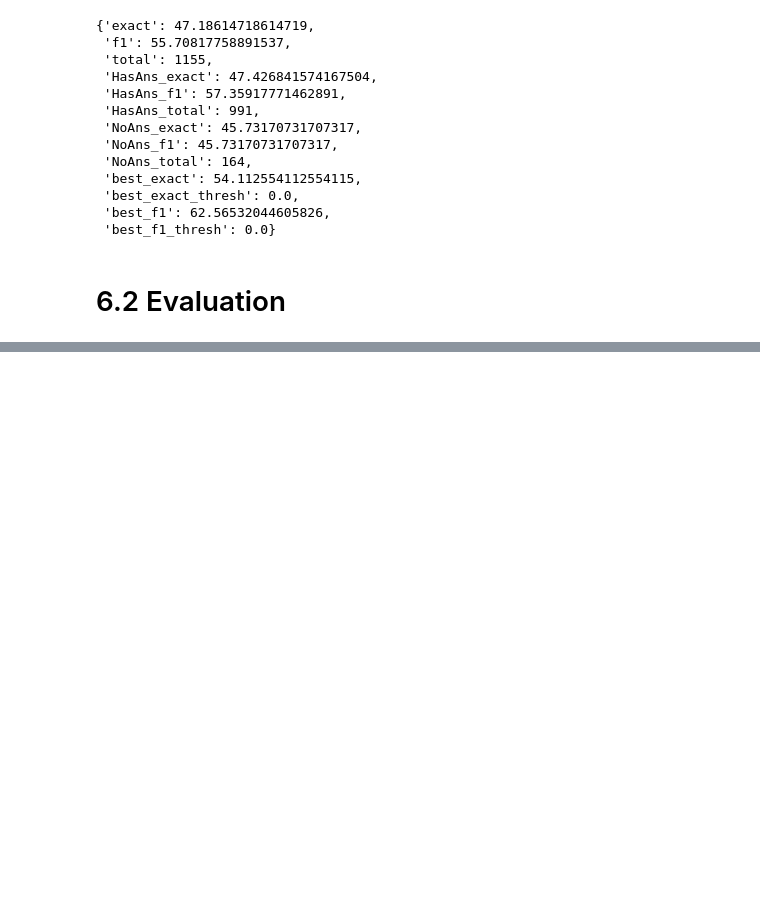
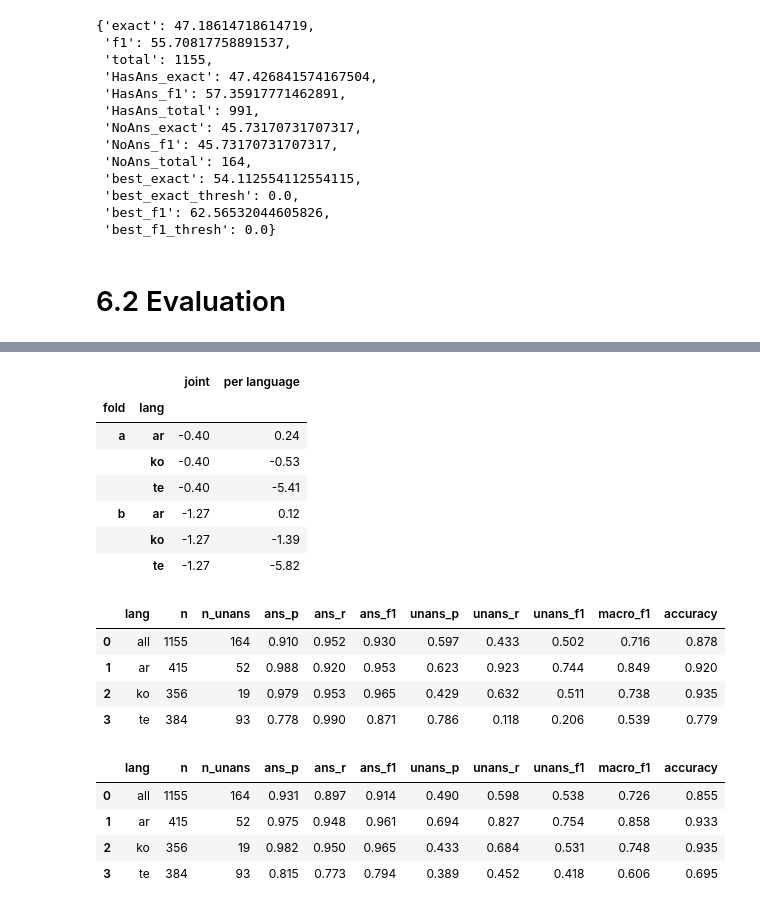
Before and after one commit to Legenden84/msc-nlp-2026, a Jupyter notebook: project_notebooks/nlp_project_w43_tlvj.ipynb, the cells around one changed output, grey strips where cells are left out. Drawn from its saved outputs; the diff is of its cells as text; code cells hidden in the pictures; blank space fills up the shorter version.

```diff
--- a/project_notebooks/nlp_project_w43_tlvj.ipynb
+++ b/project_notebooks/nlp_project_w43_tlvj.ipynb
@@ -815,9 +778,0 @@ display(evaluate_answerability(df_val, "pred_qa"))
-# %%
-# claude
-def qa_to_bio(row):
-    if row["pred_text"] == "":
-        return character_span_to_bio(row["context"])[2]
-    return character_span_to_bio(row["context"], row["qa_start"], row["pred_text"])[2]
-
-df_val["pred_labels_qa"] = [qa_to_bio(row) for _, row in df_val.iterrows()]
-evaluate_spans(df_val, "pred_labels_qa")
@@ -910,14 +778,0 @@ Notes:
-# %%
-# lab_6.ipynb
-def qa_error_type(row):
-    if not row["answerable"]:
-        return "correct" if not row["pred_qa"] else "missed abstention"
-    if not row["pred_qa"]:
-        return "false abstention"
-    f1 = f1_score(row["pred_text"], row["answer"])
-    if f1 == 0:
-        return "wrong span"
-    return "partial span" if f1 < 1 else "correct"
-
-df_val["error_qa"] = [qa_error_type(row) for _, row in df_val.iterrows()]
-pd.crosstab(df_val["error_qa"], df_val["lang"], margins=True)
@@ -933,8 +778,0 @@ pd.crosstab(df_val["error_qa"], df_val["lang"], margins=True)
-# %%
-# claude
-errors = df_val[df_val["error_qa"] != "correct"]
-error_sample = pd.concat([group.sample(min(len(group), 2), random_state=42) for _, group in errors.groupby(["lang", "error_qa"])])
-error_sample["gold_answer"] = error_sample["answer"].where(error_sample["answerable"], "")  # unanswerable rows have a non-empty answer column
-pd.set_option("display.max_colwidth", 80)
-error_sample["context_start"] = error_sample["context"].str[:300]
-error_sample[["lang", "error_qa", "question", "gold_answer", "pred_text", "context_start"]]
@@ -1100,0 +860,27 @@ print(f"seeds: 42, 43, 44 | training examples: {len(qa_datasets['train'])} ({len
+# %%
+# val
+df_joint = cross_fit_thresholds(df_val, per_language=False)
+df_per_language = cross_fit_thresholds(df_val, per_language=True)
+display(pd.DataFrame({"joint": df_joint.groupby(["fold", "lang"])["threshold"].first(),
+                      "per language": df_per_language.groupby(["fold", "lang"])["threshold"].first()}).round(2))
+display(evaluate_answerability(df_joint, "pred_qa"))
+display(evaluate_answerability(df_per_language, "pred_qa"))
+# %% [output]
+|  |  | joint | per language |
+| fold | lang |  |  |
+| a | ar | -0.40 | 0.24 |
+|  | ko | -0.40 | -0.53 |
+|  | te | -0.40 | -5.41 |
+| b | ar | -1.27 | 0.12 |
+|  | ko | -1.27 | -1.39 |
+|  | te | -1.27 | -5.82 |
+|  | lang | n | n_unans | ans_p | ans_r | ans_f1 | unans_p | unans_r | unans_f1 | macro_f1 | accuracy |
+| 0 | all | 1155 | 164 | 0.910 | 0.952 | 0.930 | 0.597 | 0.433 | 0.502 | 0.716 | 0.878 |
+| 1 | ar | 415 | 52 | 0.988 | 0.920 | 0.953 | 0.623 | 0.923 | 0.744 | 0.849 | 0.920 |
+| 2 | ko | 356 | 19 | 0.979 | 0.953 | 0.965 | 0.429 | 0.632 | 0.511 | 0.738 | 0.935 |
+| 3 | te | 384 | 93 | 0.778 | 0.990 | 0.871 | 0.786 | 0.118 | 0.206 | 0.539 | 0.779 |
+|  | lang | n | n_unans | ans_p | ans_r | ans_f1 | unans_p | unans_r | unans_f1 | macro_f1 | accuracy |
+| 0 | all | 1155 | 164 | 0.931 | 0.897 | 0.914 | 0.490 | 0.598 | 0.538 | 0.726 | 0.855 |
+| 1 | ar | 415 | 52 | 0.975 | 0.948 | 0.961 | 0.694 | 0.827 | 0.754 | 0.858 | 0.933 |
+| 2 | ko | 356 | 19 | 0.982 | 0.950 | 0.965 | 0.433 | 0.684 | 0.531 | 0.748 | 0.935 |
+| 3 | te | 384 | 93 | 0.815 | 0.773 | 0.794 | 0.389 | 0.452 | 0.418 | 0.606 | 0.695 |
```
Also changed, not shown: parts of 30 cells of this notebook.
